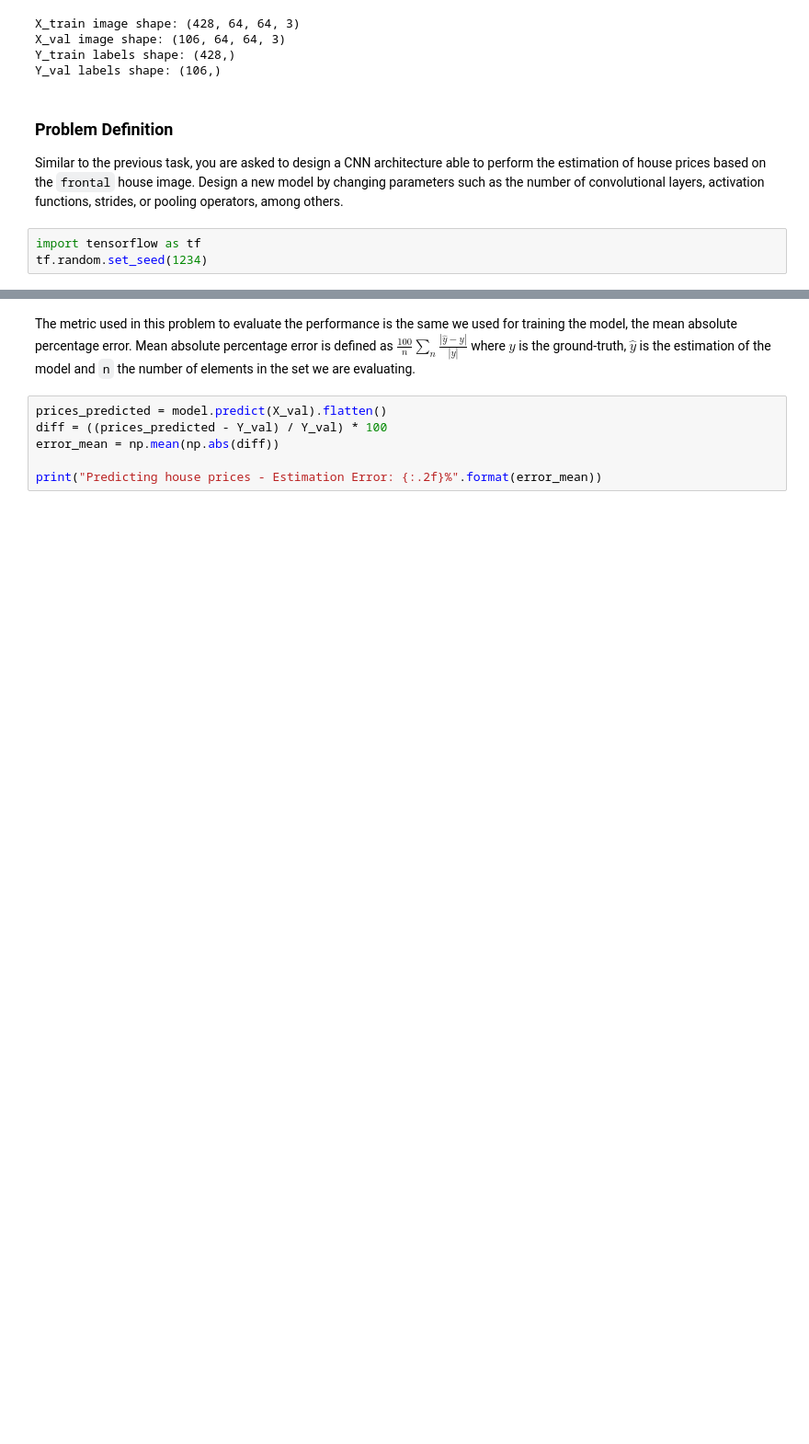
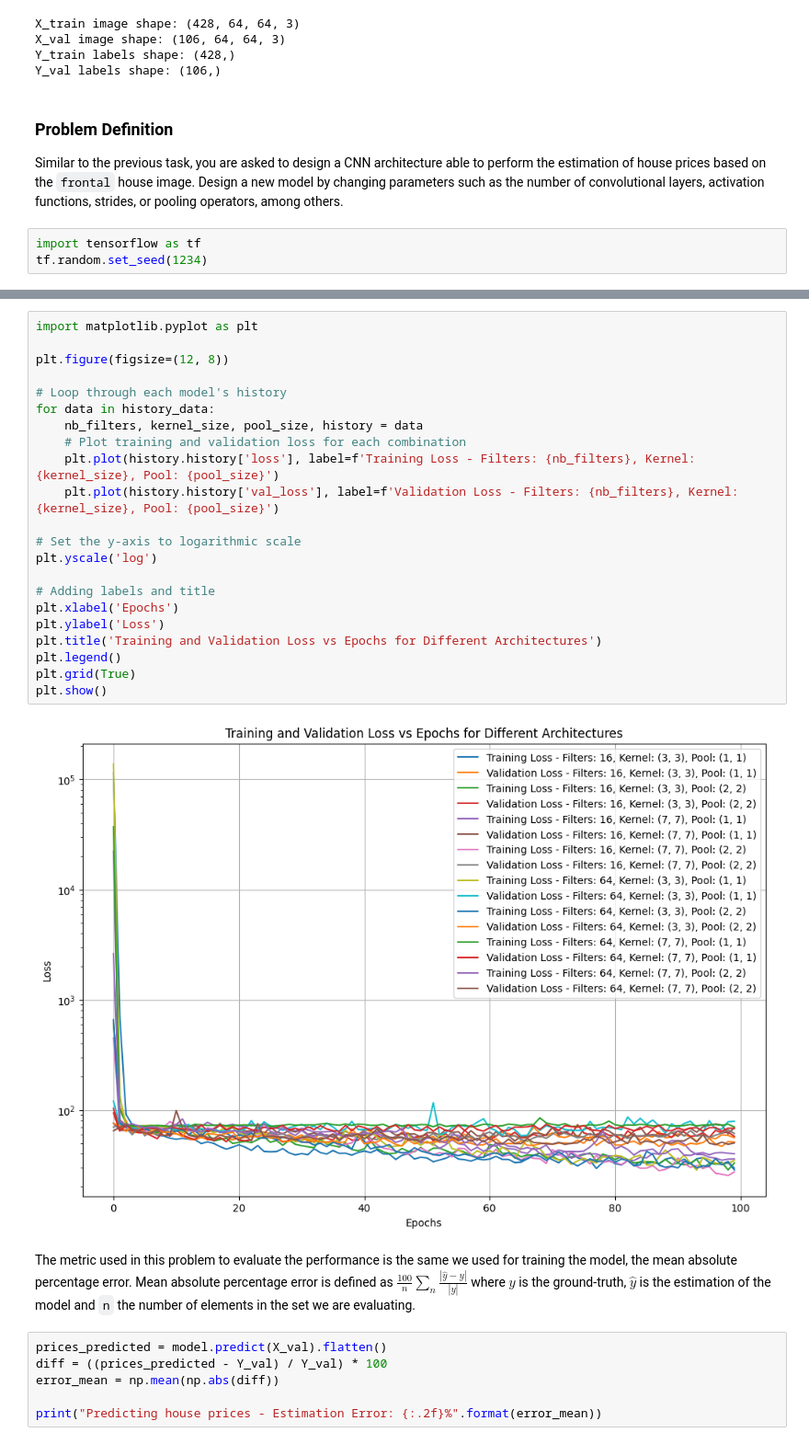
Before and after one commit to Utsav254/deep-learning-course, a Jupyter notebook: 02_CNN_Introduction.ipynb, the cells around one changed output, grey strips where cells are left out. Shown at 92% size. Drawn from its saved outputs; the diff is of its cells as text; blank space fills up the shorter version.

```diff
--- a/02_CNN_Introduction.ipynb
+++ b/02_CNN_Introduction.ipynb
@@ -911,3 +964,27 @@ Epoch 100/100
+# %%
+import matplotlib.pyplot as plt
+
+plt.figure(figsize=(12, 8))
+
+# Loop through each model's history
+for data in history_data:
+    nb_filters, kernel_size, pool_size, history = data
+    # Plot training and validation loss for each combination
+    plt.plot(history.history['loss'], label=f'Training Loss - Filters: {nb_filters}, Kernel: {kernel_size}, Pool: {pool_size}')
+    plt.plot(history.history['val_loss'], label=f'Validation Loss - Filters: {nb_filters}, Kernel: {kernel_size}, Pool: {pool_size}')
+
+# Set the y-axis to logarithmic scale
+plt.yscale('log')
+
+# Adding labels and title
+plt.xlabel('Epochs')
+plt.ylabel('Loss')
+plt.title('Training and Validation Loss vs Epochs for Different Architectures')
+plt.legend()
+plt.grid(True)
+plt.show()
+# %% [output]
+[figure, added]
 # %% [markdown]
 The metric used in this problem to evaluate the performance is the same we used for training the model, the mean absolute percentage error. Mean absolute percentage error is defined as $\frac{100}{n} \sum_n \frac{|\hat{y} - y|}{|y|}$ where $y$ is the ground-truth, $\hat{y}$ is the estimation of the model and `n` the number of elements in the set we are evaluating.
 # %%
```
Also changed, not shown: parts of 7 cells of this notebook.
